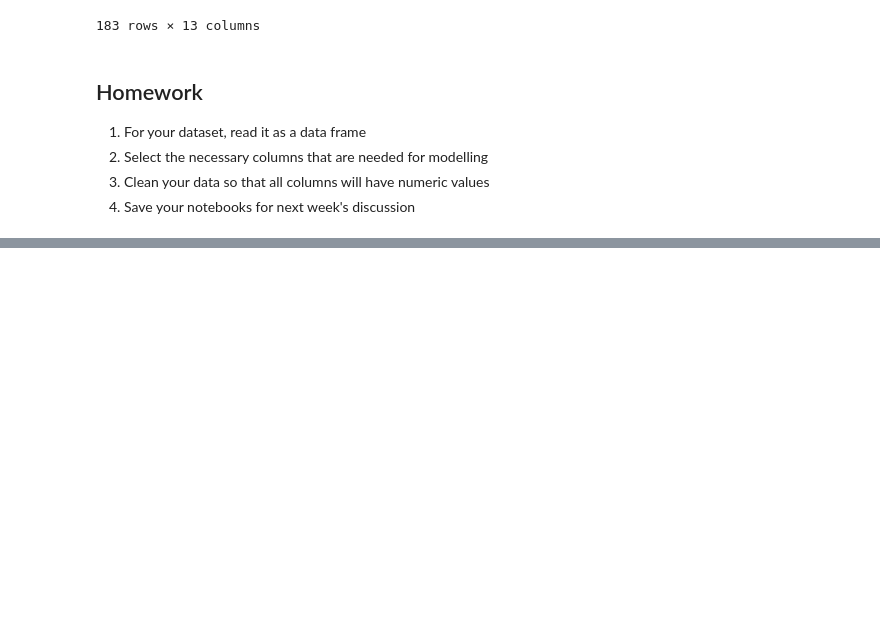
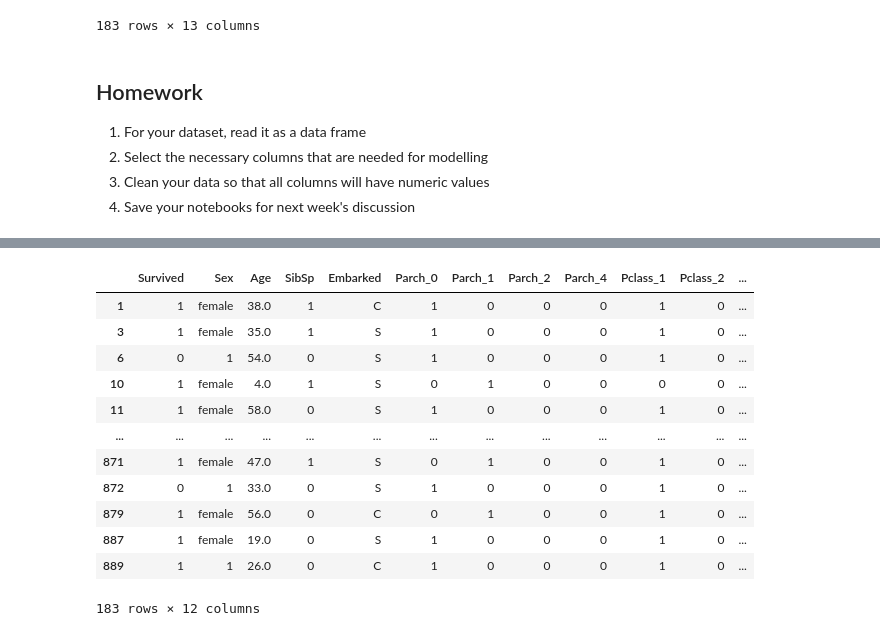
Before and after one commit to ralampay/data-science-lecture-notes, a Jupyter notebook: Data Analysis with Pandas.ipynb, the cells around one changed output, grey strips where cells are left out. Cells and saved outputs as stored; diff of their text form; code cells hidden in the pictures; blank space fills up the shorter version.

```diff
--- a/Data Analysis with Pandas.ipynb
+++ b/Data Analysis with Pandas.ipynb
@@ -411,0 +433,18 @@ df_clean
+# %%
+df_clean['Sex'] = df_clean['Sex'].replace('male', 1)
+# %%
+df_clean
+# %% [output]
+|  | Survived | Sex | Age | SibSp | Embarked | Parch_0 | Parch_1 | Parch_2 | Parch_4 | Pclass_1 | Pclass_2 | ... |
+| 1 | 1 | female | 38.0 | 1 | C | 1 | 0 | 0 | 0 | 1 | 0 | ... |
+| 3 | 1 | female | 35.0 | 1 | S | 1 | 0 | 0 | 0 | 1 | 0 | ... |
+| 6 | 0 | 1 | 54.0 | 0 | S | 1 | 0 | 0 | 0 | 1 | 0 | ... |
+| 10 | 1 | female | 4.0 | 1 | S | 0 | 1 | 0 | 0 | 0 | 0 | ... |
+| 11 | 1 | female | 58.0 | 0 | S | 1 | 0 | 0 | 0 | 1 | 0 | ... |
+| ... | ... | ... | ... | ... | ... | ... | ... | ... | ... | ... | ... | ... |
+| 871 | 1 | female | 47.0 | 1 | S | 0 | 1 | 0 | 0 | 1 | 0 | ... |
+| 872 | 0 | 1 | 33.0 | 0 | S | 1 | 0 | 0 | 0 | 1 | 0 | ... |
+| 879 | 1 | female | 56.0 | 0 | C | 0 | 1 | 0 | 0 | 1 | 0 | ... |
+| 887 | 1 | female | 19.0 | 0 | S | 1 | 0 | 0 | 0 | 1 | 0 | ... |
+| 889 | 1 | 1 | 26.0 | 0 | C | 1 | 0 | 0 | 0 | 1 | 0 | ... |
+183 rows × 12 columns
```
Also changed, not shown: parts of 11 cells of this notebook.
